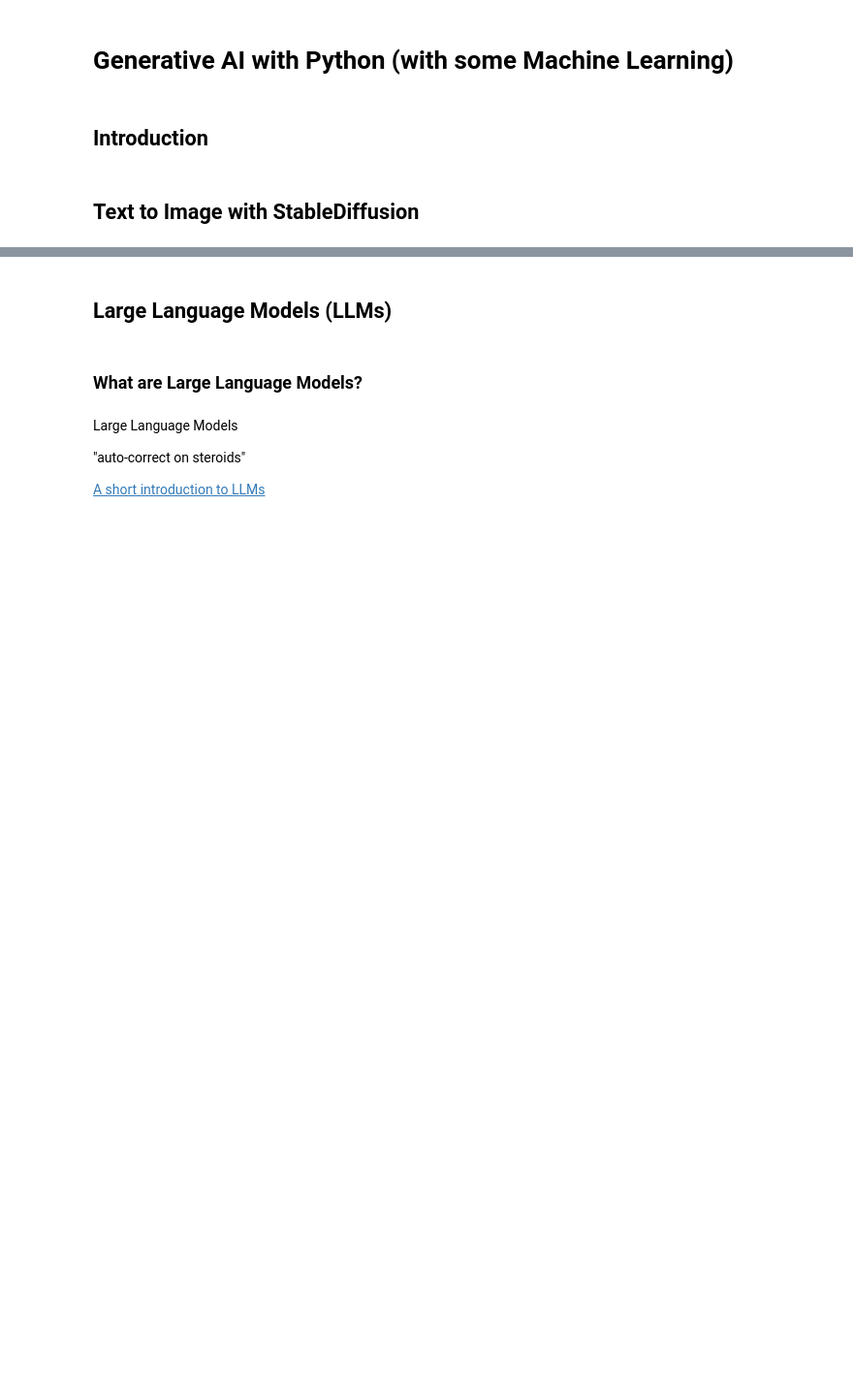
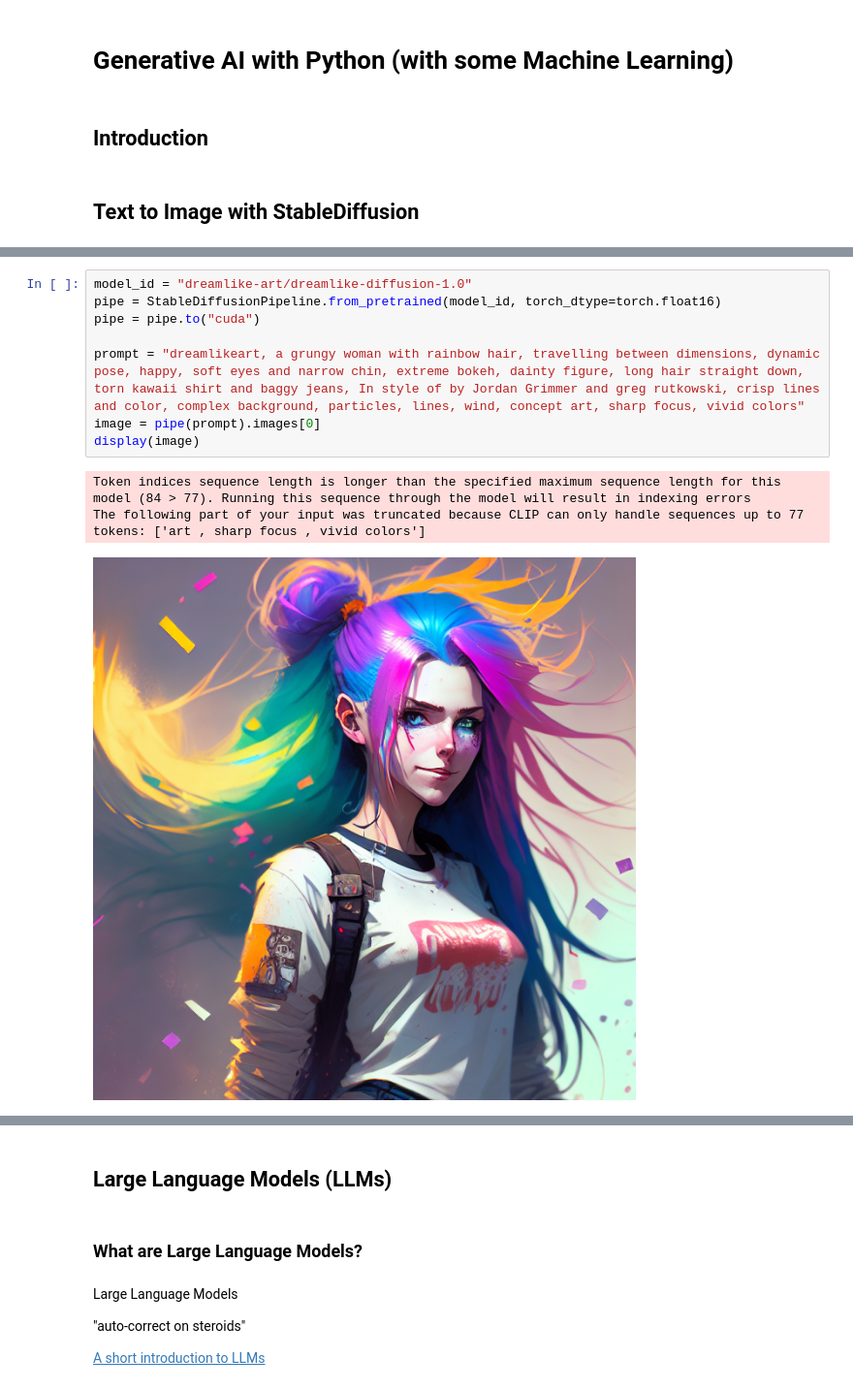
Before and after one commit to creativetechnologylab/generative-ai-workshop, a Jupyter notebook: code/generative-ai.ipynb, the cells around one changed output, grey strips where cells are left out. Shown at 97% size. Cells and saved outputs as stored; diff of their text form; blank space fills up the shorter version.

```diff
--- a/code/generative-ai.ipynb
+++ b/code/generative-ai.ipynb
@@ -22,0 +61,12 @@ RuntimeError: Numpy is not available
+# %%
+model_id = "dreamlike-art/dreamlike-diffusion-1.0"
+pipe = StableDiffusionPipeline.from_pretrained(model_id, torch_dtype=torch.float16)
+pipe = pipe.to("cuda")
+
+prompt = "dreamlikeart, a grungy woman with rainbow hair, travelling between dimensions, dynamic pose, happy, soft eyes and narrow chin, extreme bokeh, dainty figure, long hair straight down, torn kawaii shirt and baggy jeans, In style of by Jordan Grimmer and greg rutkowski, crisp lines and color, complex background, particles, lines, wind, concept art, sharp focus, vivid colors"
+image = pipe(prompt).images[0]
+display(image)
+# %% [output]
+Token indices sequence length is longer than the specified maximum sequence length for this model (84 > 77). Running this sequence through the model will result in indexing errors
+The following part of your input was truncated because CLIP can only handle sequences up to 77 tokens: ['art , sharp focus , vivid colors']
+[figure, added]
```
Also changed, not shown: parts of 13 cells of this notebook.
